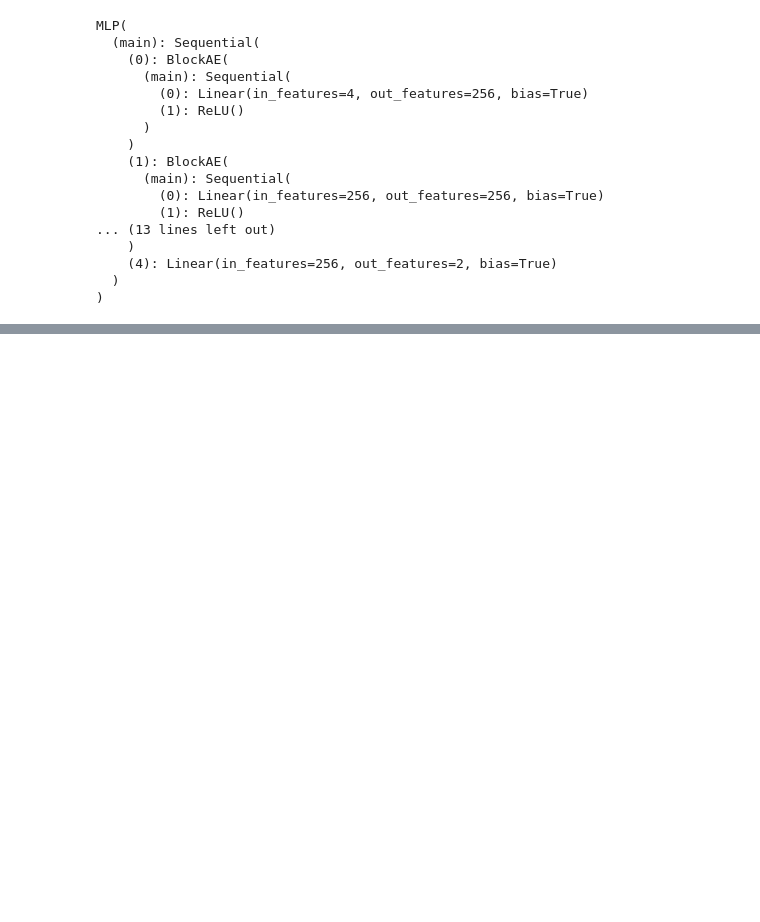
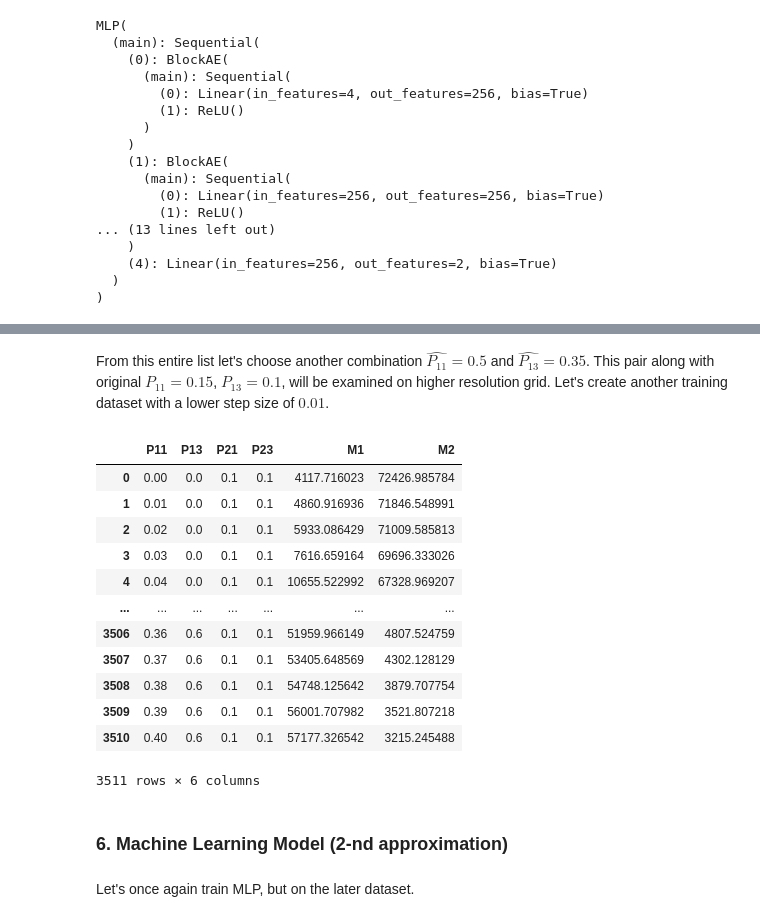
Before and after one commit to DanisAlukaev/Simulation-Modelling, a Jupyter notebook: Assignment 2/Solution.ipynb, the cells around one changed output, grey strips where cells are left out. Drawn from its saved outputs; the diff is of its cells as text; code cells hidden in the pictures; blank space fills up the shorter version.

```diff
--- a/Assignment 2/Solution.ipynb
+++ b/Assignment 2/Solution.ipynb
@@ -471,0 +556,19 @@ df
+# %% [markdown]
+From this entire list let's choose another combination $\hat{P_{11}}=0.5$ and $\hat{P_{13}}=0.35$. This pair along with original $P_{11}=0.15$, $P_{13}=0.1$, will be examined on higher resolution grid. Let's create another training dataset with a lower step size of $0.01$.
+# %%
+preferences = [[0, 0.6], [0, 0.6], [0.1, 0.1], [0.1, 0.1]]
+compose_dataset(step=0.01, preferences=preferences)
+# %% [output]
+|  | P11 | P13 | P21 | P23 | M1 | M2 |
+| 0 | 0.00 | 0.0 | 0.1 | 0.1 | 4117.716023 | 72426.985784 |
+| 1 | 0.01 | 0.0 | 0.1 | 0.1 | 4860.916936 | 71846.548991 |
+| 2 | 0.02 | 0.0 | 0.1 | 0.1 | 5933.086429 | 71009.585813 |
+| 3 | 0.03 | 0.0 | 0.1 | 0.1 | 7616.659164 | 69696.333026 |
+| 4 | 0.04 | 0.0 | 0.1 | 0.1 | 10655.522992 | 67328.969207 |
+| ... | ... | ... | ... | ... | ... | ... |
+| 3506 | 0.36 | 0.6 | 0.1 | 0.1 | 51959.966149 | 4807.524759 |
+| 3507 | 0.37 | 0.6 | 0.1 | 0.1 | 53405.648569 | 4302.128129 |
+| 3508 | 0.38 | 0.6 | 0.1 | 0.1 | 54748.125642 | 3879.707754 |
+| 3509 | 0.39 | 0.6 | 0.1 | 0.1 | 56001.707982 | 3521.807218 |
+| 3510 | 0.40 | 0.6 | 0.1 | 0.1 | 57177.326542 | 3215.245488 |
+3511 rows × 6 columns
@@ -471,0 +578,4 @@ df
+# %% [markdown]
+### 6. Machine Learning Model (2-nd approximation)
+# %% [markdown]
+Let's once again train MLP, but on the later dataset.
```
Also changed, not shown: parts of 44 cells of this notebook, 3 other files.
